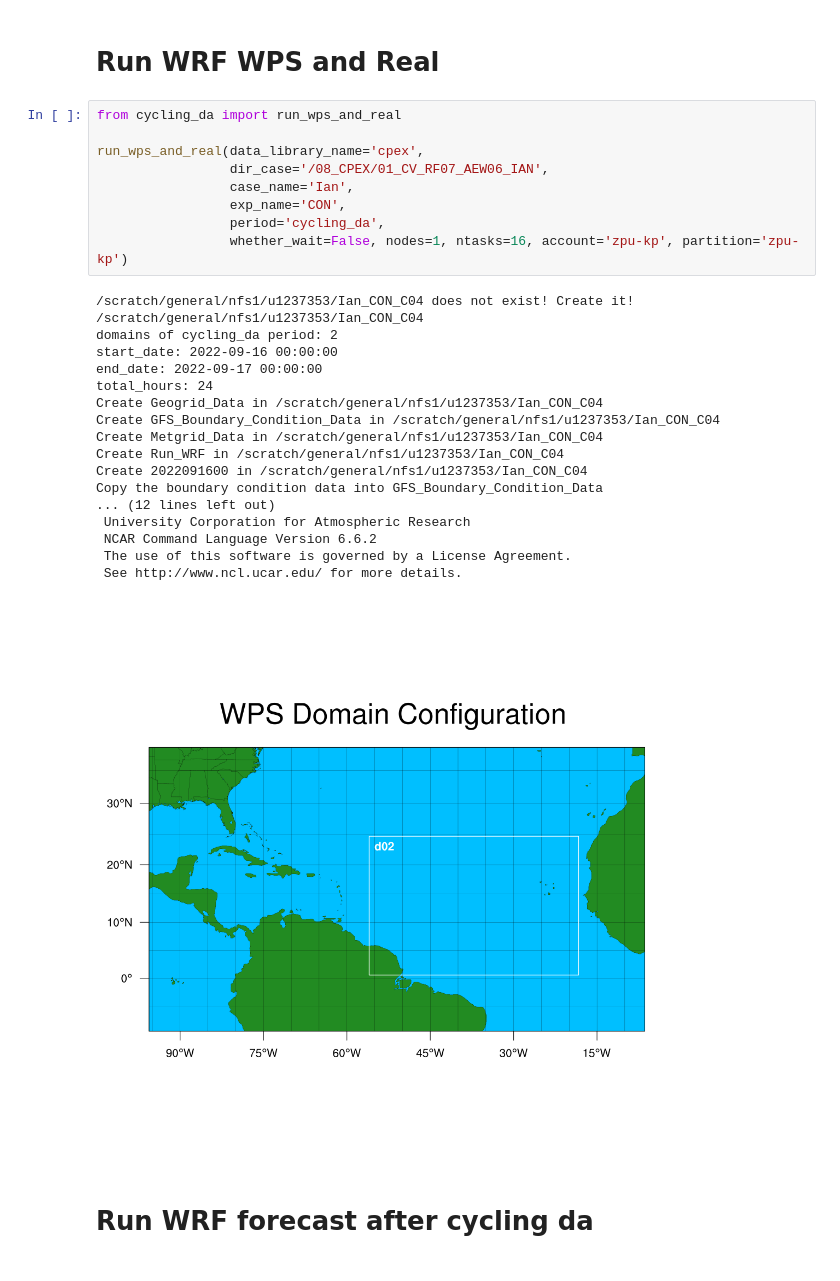
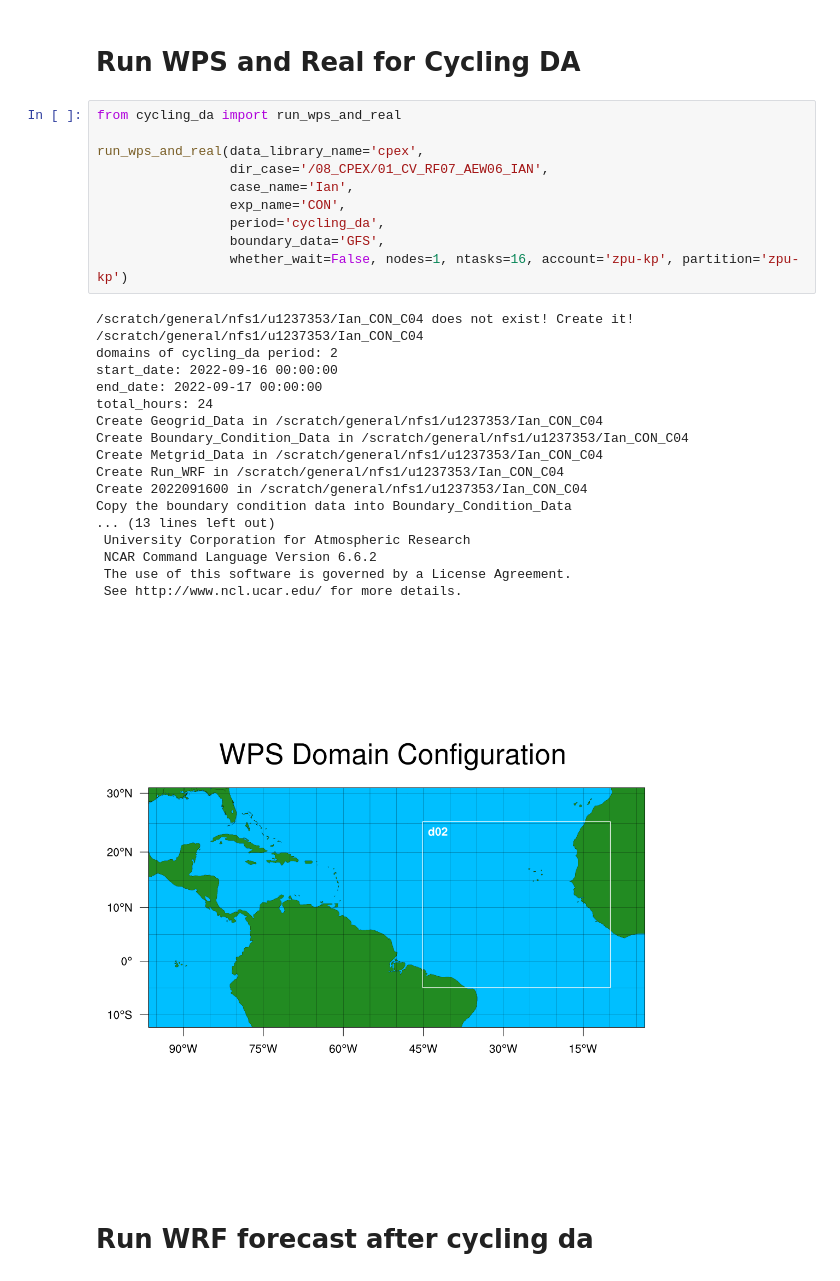
Before and after one commit to RoyCaitSith/climetlab-my-plugin, a Jupyter notebook: notebooks/cycling_da.ipynb, the cells around one changed output. Cells and saved outputs as stored; diff of their text form.

```diff
--- a/notebooks/cycling_da.ipynb
+++ b/notebooks/cycling_da.ipynb
@@ -1,33 +1,34 @@
 # %% [markdown]
-# Run WRF WPS and Real
+# Run WPS and Real for Cycling DA
 # %%
 from cycling_da import run_wps_and_real
 
 run_wps_and_real(data_library_name='cpex',
                  dir_case='/08_CPEX/01_CV_RF07_AEW06_IAN',
                  case_name='Ian',
                  exp_name='CON',
                  period='cycling_da',
+                 boundary_data='GFS',
                  whether_wait=False, nodes=1, ntasks=16, account='zpu-kp', partition='zpu-kp')
 # %% [output]
 /scratch/general/nfs1/u1237353/Ian_CON_C04 does not exist! Create it!
 /scratch/general/nfs1/u1237353/Ian_CON_C04
 domains of cycling_da period: 2
 start_date: 2022-09-16 00:00:00
 end_date: 2022-09-17 00:00:00
 total_hours: 24
 Create Geogrid_Data in /scratch/general/nfs1/u1237353/Ian_CON_C04
-Create GFS_Boundary_Condition_Data in /scratch/general/nfs1/u1237353/Ian_CON_C04
+Create Boundary_Condition_Data in /scratch/general/nfs1/u1237353/Ian_CON_C04
 Create Metgrid_Data in /scratch/general/nfs1/u1237353/Ian_CON_C04
 Create Run_WRF in /scratch/general/nfs1/u1237353/Ian_CON_C04
 Create 2022091600 in /scratch/general/nfs1/u1237353/Ian_CON_C04
-Copy the boundary condition data into GFS_Boundary_Condition_Data
-... (12 lines left out)
+Copy the boundary condition data into Boundary_Condition_Data
+... (13 lines left out)
  University Corporation for Atmospheric Research
  NCAR Command Language Version 6.6.2
  The use of this software is governed by a License Agreement.
  See http://www.ncl.ucar.edu/ for more details.
-[figure, old version]
+[figure, new version]
 # %% [markdown]
 # Run WRF forecast after cycling da
 # %%
```
Also changed, not shown: 7 other files.
